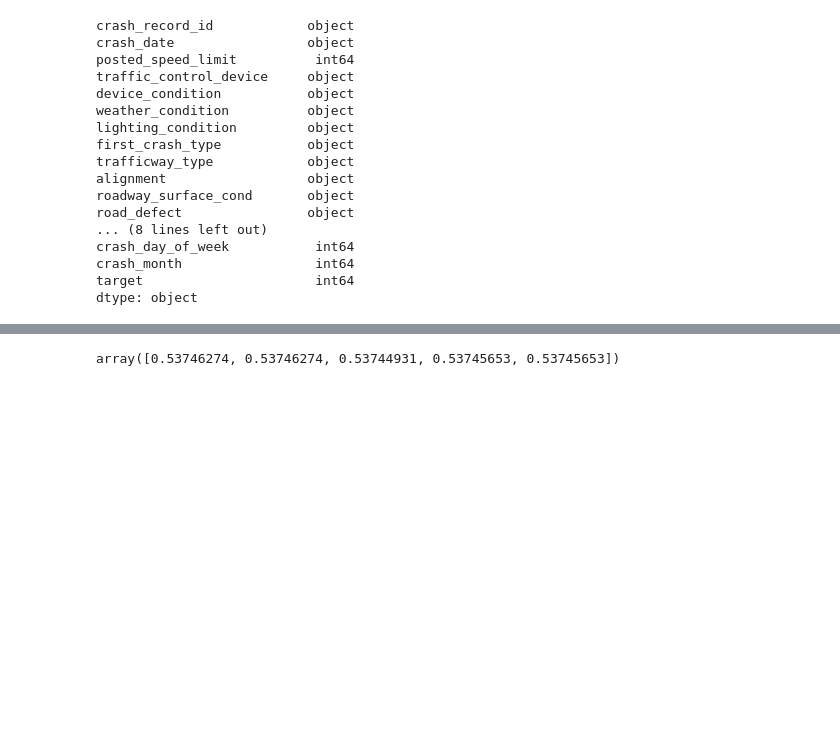
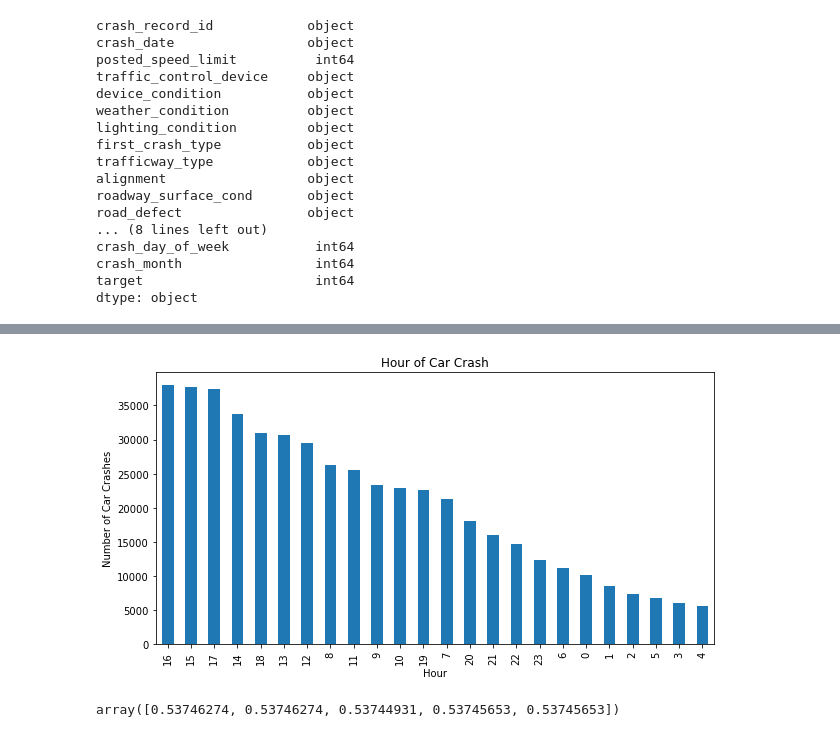
Before and after one commit to angelagjp/dsc-phase-3-project, a Jupyter notebook: Phase_3_Project notebook.ipynb, the cells around one changed output, grey strips where cells are left out. Saved outputs shown, nothing was run; the diff lists cells and outputs as text; code cells hidden in the pictures; blank space fills up the shorter version.

```diff
--- a/Phase_3_Project notebook.ipynb
+++ b/Phase_3_Project notebook.ipynb
@@ -335,3 +341,11 @@ X_test_numeric = X_test[['posted_speed_limit',
+# %%
+df['crash_hour'].value_counts().plot(kind='bar', figsize=(10,5))
+plt.title('Hour of Car Crash')
+plt.ylabel('Number of Car Crashes')
+plt.xlabel('Hour')
+plt.savefig('Hours_of_crash', dpi=300)
+# %% [output]
+[figure, added]
 # %%
 #check cross validation score of numerical features
 num_cross_val_score = cross_val_score(num_feats, X_train_numeric, y_train, cv=5)
```
Also changed, not shown: parts of 5 cells of this notebook, 1 other file.
